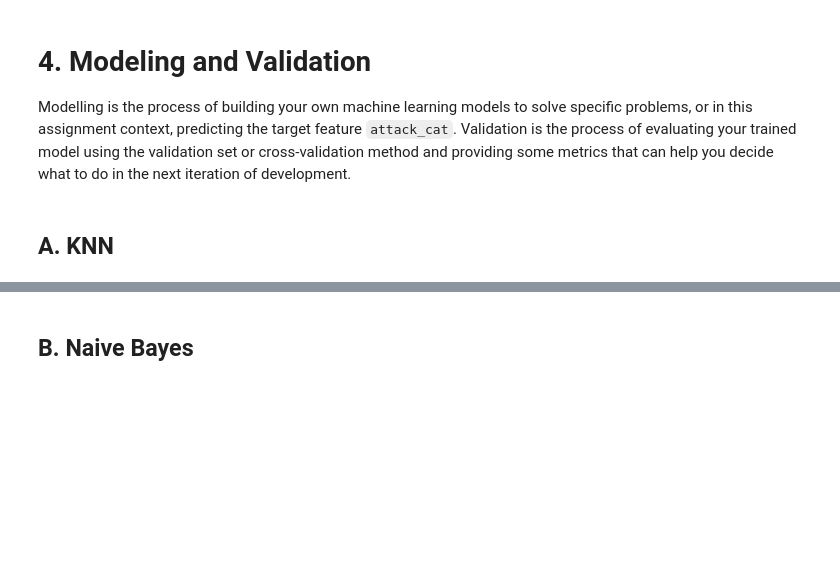
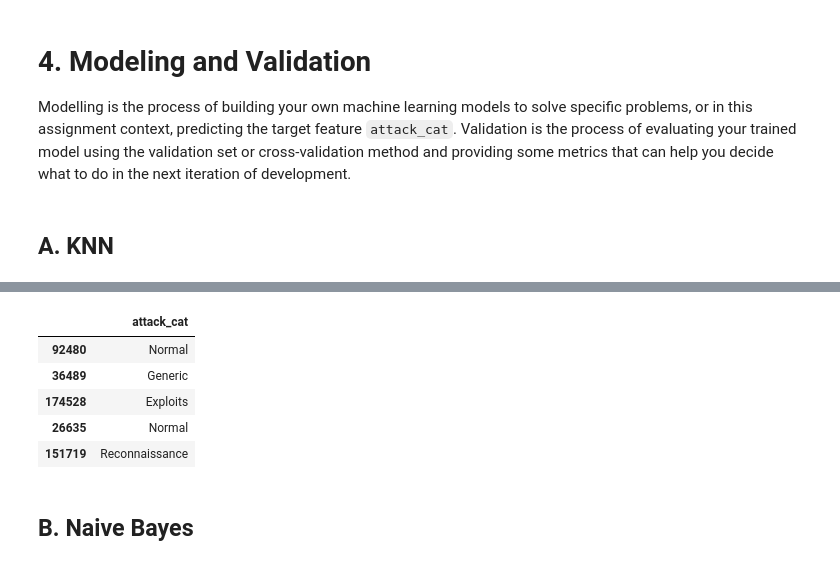
Before and after one commit to jimlynurarif/cetjipiti, a Jupyter notebook: src/Program.ipynb, the cells around one changed output, grey strips where cells are left out. Drawn from its saved outputs; the diff is of its cells as text; code cells hidden in the pictures; blank space fills up the shorter version.

```diff
--- a/src/Program.ipynb
+++ b/src/Program.ipynb
@@ -415,3 +482,12 @@ Reconnaissance       0.31      0.56      0.40     11323
+# %%
+y_val.head()
+# %% [output]
+|  | attack_cat |
+| 92480 | Normal |
+| 36489 | Generic |
+| 174528 | Exploits |
+| 26635 | Normal |
+| 151719 | Reconnaissance |
 # %% [markdown]
 ## B. Naive Bayes
 # %%
```
Also changed, not shown: parts of 5 cells of this notebook.
